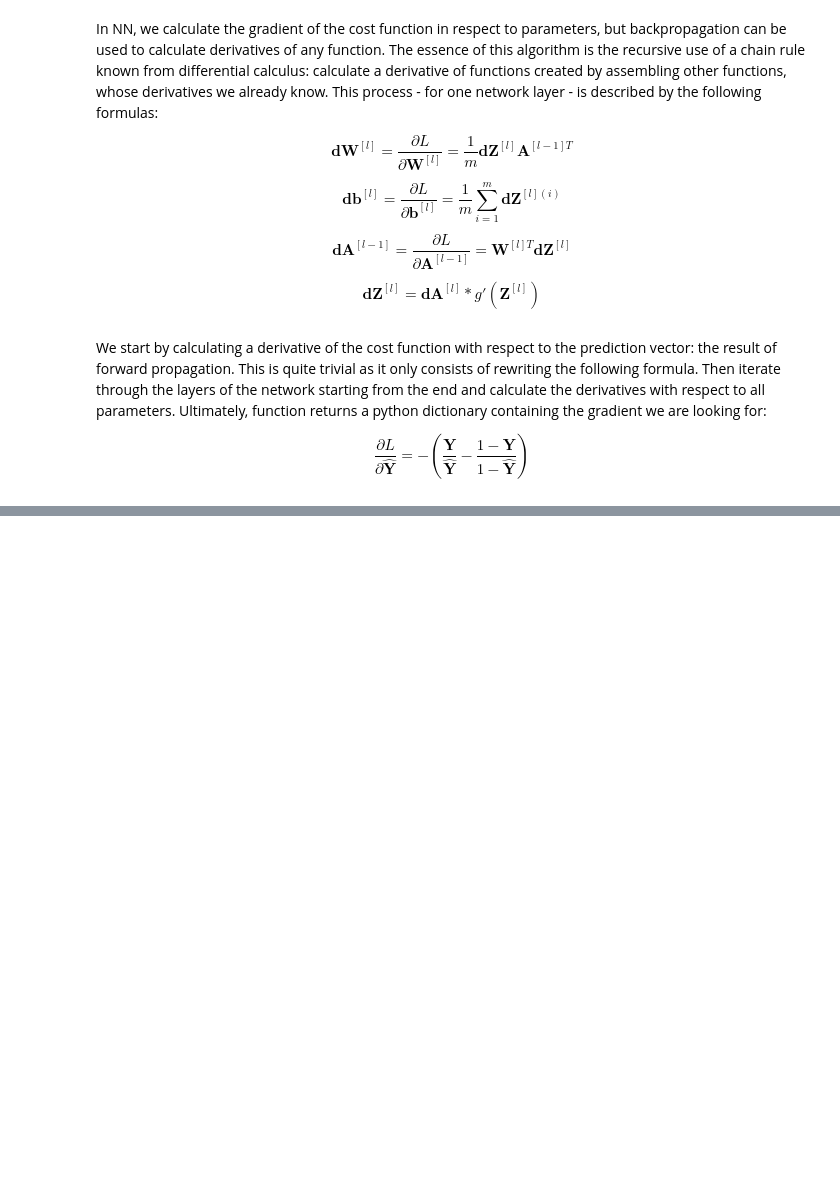
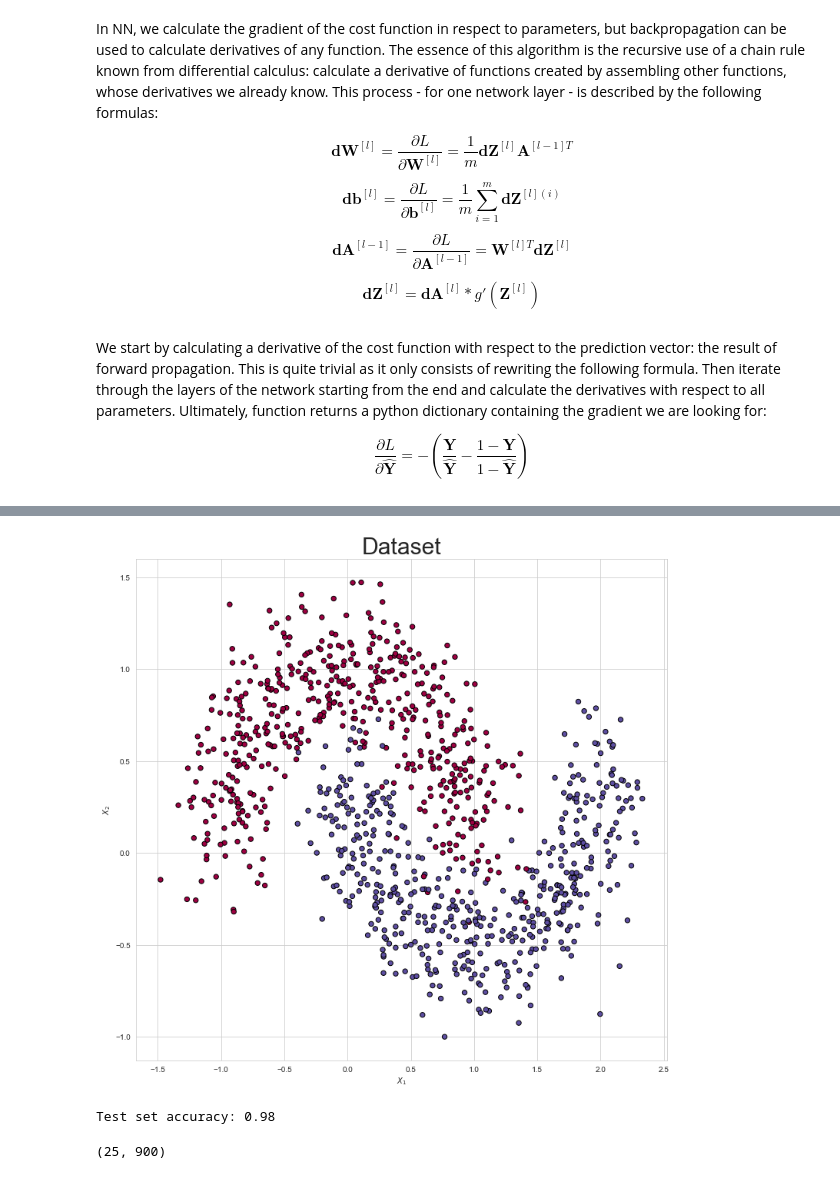
Before and after one commit to p-gonzo/linear_algebra, a Jupyter notebook: numpy_deep_nn.ipynb, the cells around one changed output, grey strips where cells are left out. Drawn from its saved outputs; the diff is of its cells as text; code cells hidden in the pictures; blank space fills up the shorter version.

Commit message:
Complete implementation of numpy_dnn test

```diff
--- a/numpy_deep_nn.ipynb
+++ b/numpy_deep_nn.ipynb
@@ -234,0 +233,41 @@ array([ True])
+# %%
+from sklearn.datasets import make_moons
+from sklearn.model_selection import train_test_split
+
+import seaborn as sns
+import matplotlib.pyplot as plt
+from matplotlib import cm
+from mpl_toolkits.mplot3d import Axes3D
+sns.set_style("whitegrid")
+# %%
+# number of samples in the data set
+N_SAMPLES = 1000
+# ratio between training and test sets
+TEST_SIZE = 0.1
+# %%
+X, y = make_moons(n_samples=N_SAMPLES, noise=0.2, random_state=101)
+X_train, X_test, y_train, y_test = train_test_split(X, y, test_size=TEST_SIZE, random_state=42)
+# %%
+# the function making up the graph of a dataset
+def make_plot(X, y, plot_name, file_name=None, XX=None, YY=None, preds=None, dark=False):
+    if (dark):
+        plt.style.use('dark_background')
+    else:
+        sns.set_style("whitegrid")
+    plt.figure(figsize=(16,12))
+    axes = plt.gca()
+    axes.set(xlabel="$X_1$", ylabel="$X_2$")
+    plt.title(plot_name, fontsize=30)
+    plt.subplots_adjust(left=0.20)
+    plt.subplots_adjust(right=0.80)
+    if(XX is not None and YY is not None and preds is not None):
+        plt.contourf(XX, YY, preds.reshape(XX.shape), 25, alpha = 1, cmap=cm.Spectral)
+        plt.contour(XX, YY, preds.reshape(XX.shape), levels=[.5], cmap="Greys", vmin=0, vmax=.6)
+    plt.scatter(X[:, 0], X[:, 1], c=y.ravel(), s=40, cmap=plt.cm.Spectral, edgecolors='black')
+    if(file_name):
+        plt.savefig(file_name)
+        plt.close()
+# %%
+make_plot(X, y, "Dataset")
+# %% [output]
+[figure, added]
@@ -234,0 +280,9 @@ array([ True])
+# %%
+acc_test = get_accuracy_value(Y_test_hat, np.transpose(y_test.reshape((y_test.shape[0], 1))))
+print("Test set accuracy: {:.2f}".format(acc_test))
+# %% [output]
+Test set accuracy: 0.98
+# %%
+(np.ones((25,900)) + np.ones((25, 1))).shape
+# %% [output]
+(25, 900)
```
Also changed, not shown: parts of 15 cells of this notebook, 2 other files.
